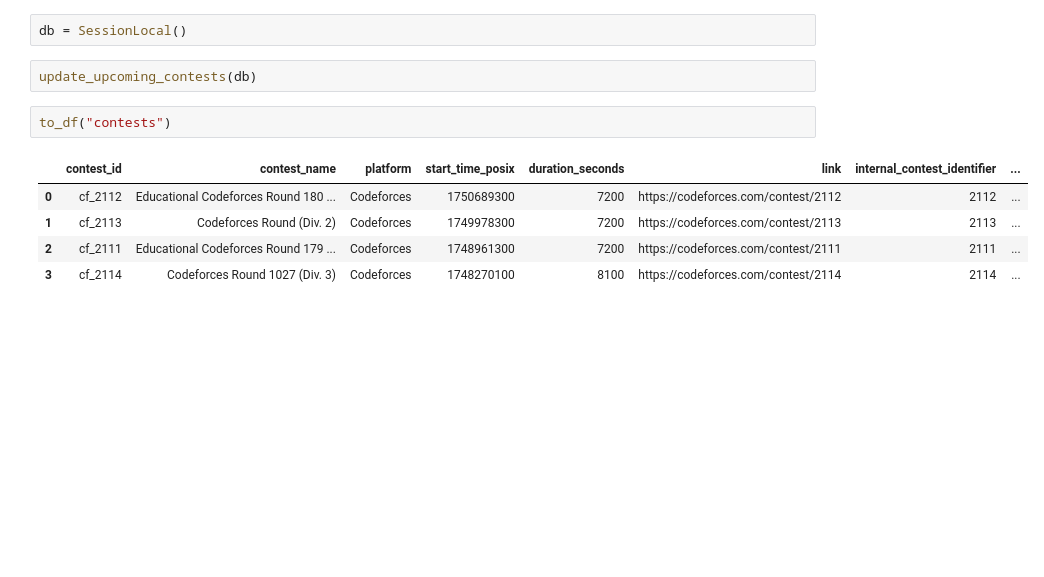
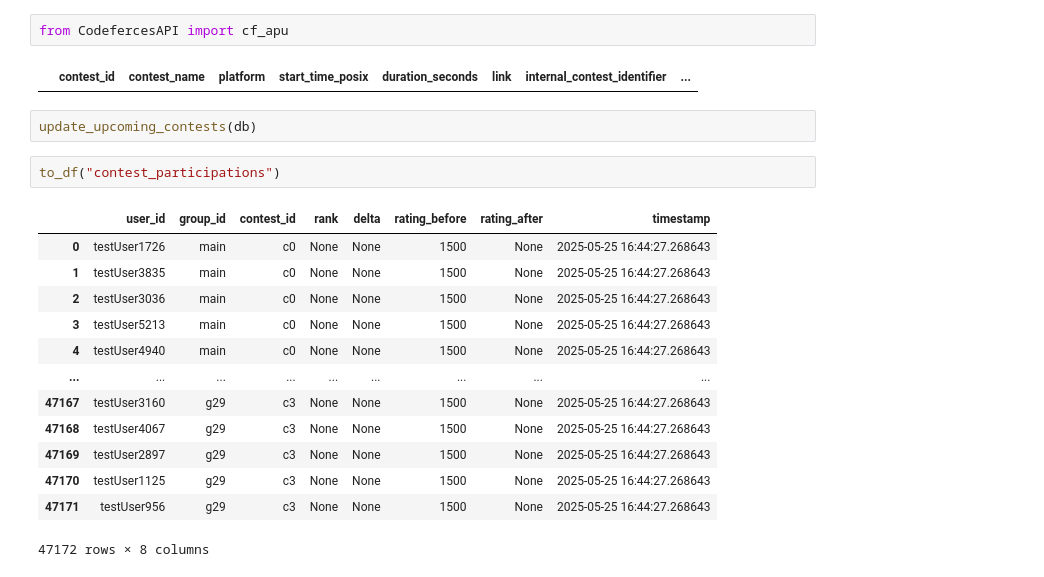
Before and after one commit to welcome-to-the-sunny-side/rshf, a Jupyter notebook: backend/db_browser.ipynb, the cells around one changed output. Cells and saved outputs as stored; diff of their text form; blank space fills up the shorter version.

```diff
--- a/backend/db_browser.ipynb
+++ b/backend/db_browser.ipynb
@@ -20,12 +17,22 @@ from app.database import SessionLocal
 # %%
-db = SessionLocal()
+from CodefercesAPI import cf_apu
+# %% [output]
+|  | contest_id | contest_name | platform | start_time_posix | duration_seconds | link | internal_contest_identifier | ... |
 # %%
 update_upcoming_contests(db)
 # %%
-to_df("contests")
+to_df("contest_participations")
 # %% [output]
-|  | contest_id | contest_name | platform | start_time_posix | duration_seconds | link | internal_contest_identifier | ... |
-| 0 | cf_2112 | Educational Codeforces Round 180 ... | Codeforces | 1750689300 | 7200 | https://codeforces.com/contest/2112 | 2112 | ... |
-| 1 | cf_2113 | Codeforces Round (Div. 2) | Codeforces | 1749978300 | 7200 | https://codeforces.com/contest/2113 | 2113 | ... |
-| 2 | cf_2111 | Educational Codeforces Round 179 ... | Codeforces | 1748961300 | 7200 | https://codeforces.com/contest/2111 | 2111 | ... |
-| 3 | cf_2114 | Codeforces Round 1027 (Div. 3) | Codeforces | 1748270100 | 8100 | https://codeforces.com/contest/2114 | 2114 | ... |
+|  | user_id | group_id | contest_id | rank | delta | rating_before | rating_after | timestamp |
+| 0 | testUser1726 | main | c0 | None | None | 1500 | None | 2025-05-25 16:44:27.268643 |
+| 1 | testUser3835 | main | c0 | None | None | 1500 | None | 2025-05-25 16:44:27.268643 |
+| 2 | testUser3036 | main | c0 | None | None | 1500 | None | 2025-05-25 16:44:27.268643 |
+| 3 | testUser5213 | main | c0 | None | None | 1500 | None | 2025-05-25 16:44:27.268643 |
+| 4 | testUser4940 | main | c0 | None | None | 1500 | None | 2025-05-25 16:44:27.268643 |
+| ... | ... | ... | ... | ... | ... | ... | ... | ... |
+| 47167 | testUser3160 | g29 | c3 | None | None | 1500 | None | 2025-05-25 16:44:27.268643 |
+| 47168 | testUser4067 | g29 | c3 | None | None | 1500 | None | 2025-05-25 16:44:27.268643 |
+| 47169 | testUser2897 | g29 | c3 | None | None | 1500 | None | 2025-05-25 16:44:27.268643 |
+| 47170 | testUser1125 | g29 | c3 | None | None | 1500 | None | 2025-05-25 16:44:27.268643 |
+| 47171 | testUser956 | g29 | c3 | None | None | 1500 | None | 2025-05-25 16:44:27.268643 |
+47172 rows × 8 columns
```
Also changed, not shown: parts of 1 cell of this notebook, 9 other files.
